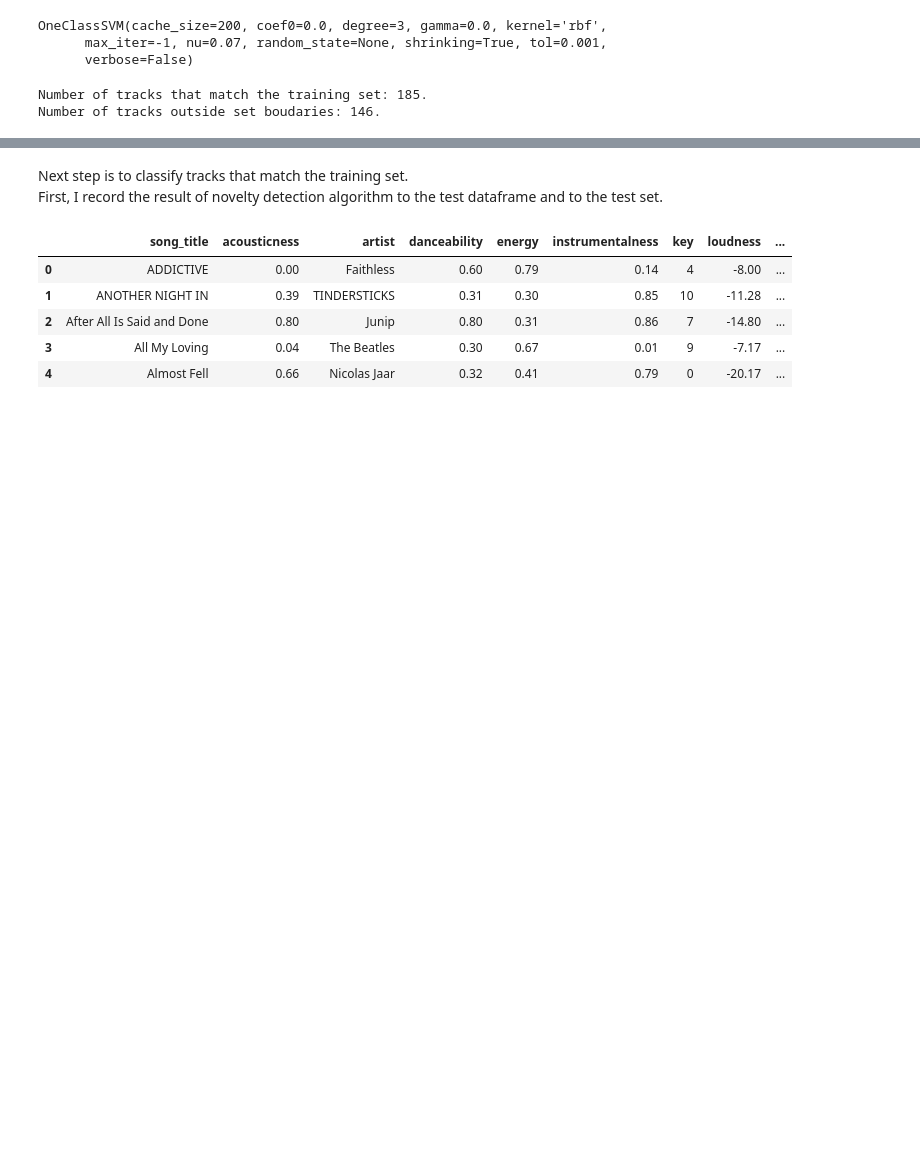
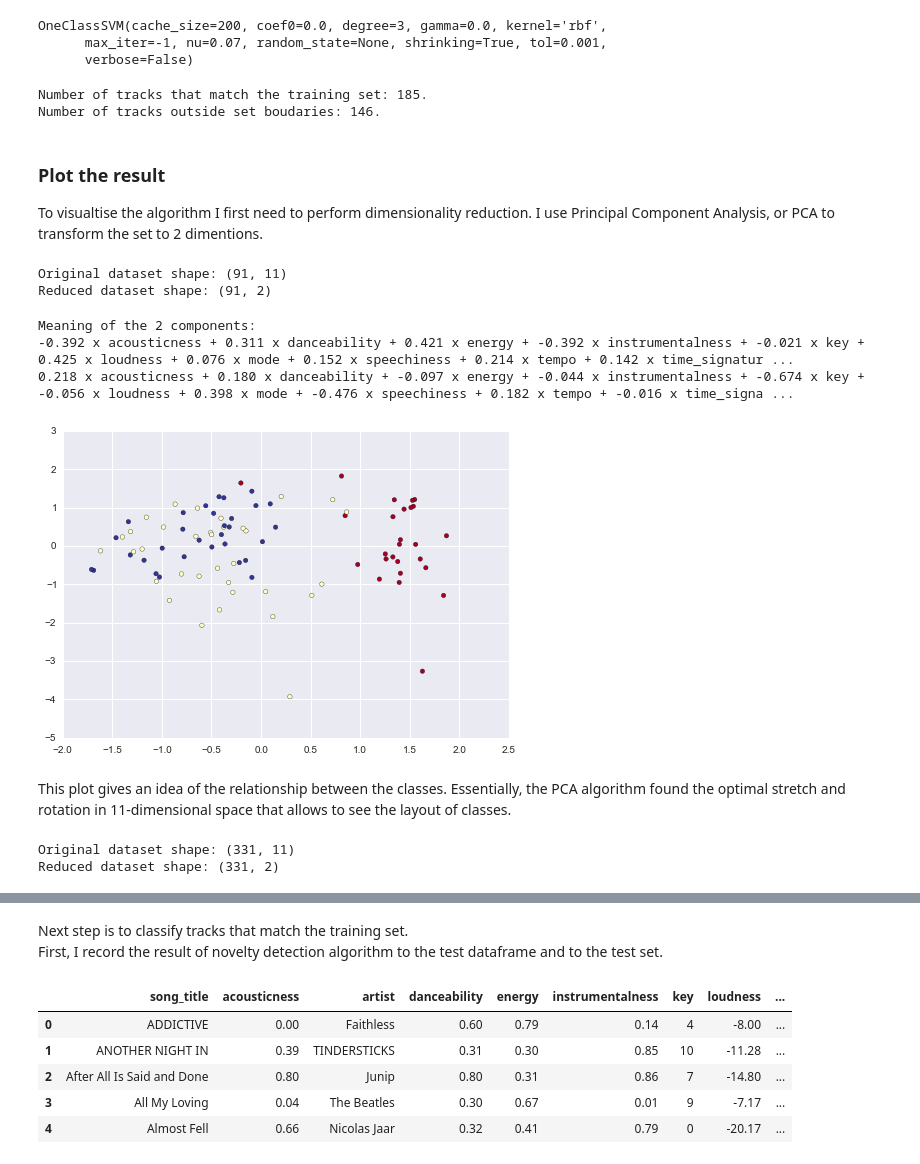
Before and after one commit to medennikova/itunes-music-analysis, a Jupyter notebook: music_analysis.ipynb, the cells around one changed output, grey strips where cells are left out. Saved outputs shown, nothing was run; the diff lists cells and outputs as text; code cells hidden in the pictures; blank space fills up the shorter version.

```diff
--- a/music_analysis.ipynb
+++ b/music_analysis.ipynb
@@ -473,3 +473,45 @@ print ("Number of tracks that match the training set: {0}."
 # %% [output]
 Number of tracks that match the training set: 185.
 Number of tracks outside set boudaries: 146.
+# %% [markdown]
+### Plot the result
+To visualtise the algorithm I first need to perform dimensionality reduction. I use Principal Component Analysis, or PCA to transform the set to 2 dimentions.
+# %%
+# apply PCA to the training set
+from sklearn.decomposition import PCA
+pca = PCA(n_components=2, whiten=True)
+X = pca.fit_transform(train_data)
+
+# print the result
+print "Original dataset shape:", train_data.shape
+print "Reduced dataset shape:", X.shape
+# %% [output]
+Original dataset shape: (91, 11)
+Reduced dataset shape: (91, 2)
+# %%
+import pylab as pl
+pl.scatter(X[:, 0], X[:, 1],
+           c=target, cmap='RdYlBu')
+
+print("Meaning of the 2 components:")
+for component in pca.components_:
+    print(" + ".join("%.3f x %s" % (value, name)
+                     for value, name in zip(component,
+                                            train_matrix.columns)))
+# %% [output]
+Meaning of the 2 components:
+-0.392 x acousticness + 0.311 x danceability + 0.421 x energy + -0.392 x instrumentalness + -0.021 x key + 0.425 x loudness + 0.076 x mode + 0.152 x speechiness + 0.214 x tempo + 0.142 x time_signatur ...
+0.218 x acousticness + 0.180 x danceability + -0.097 x energy + -0.044 x instrumentalness + -0.674 x key + -0.056 x loudness + 0.398 x mode + -0.476 x speechiness + 0.182 x tempo + -0.016 x time_signa ...
+[figure, added]
+# %% [markdown]
+This plot gives an idea of the relationship between the classes. Essentially, the PCA algorithm found the optimal stretch and rotation in 11-dimensional space that allows to see the layout of classes.
+# %%
+# apply PCA to the test set
+y = pca.fit_transform(test_data)
+
+# print the result
+print "Original dataset shape:", test_data.shape
+print "Reduced dataset shape:", y.shape
+# %% [output]
+Original dataset shape: (331, 11)
+Reduced dataset shape: (331, 2)
```
Also changed, not shown: parts of 32 cells of this notebook.
